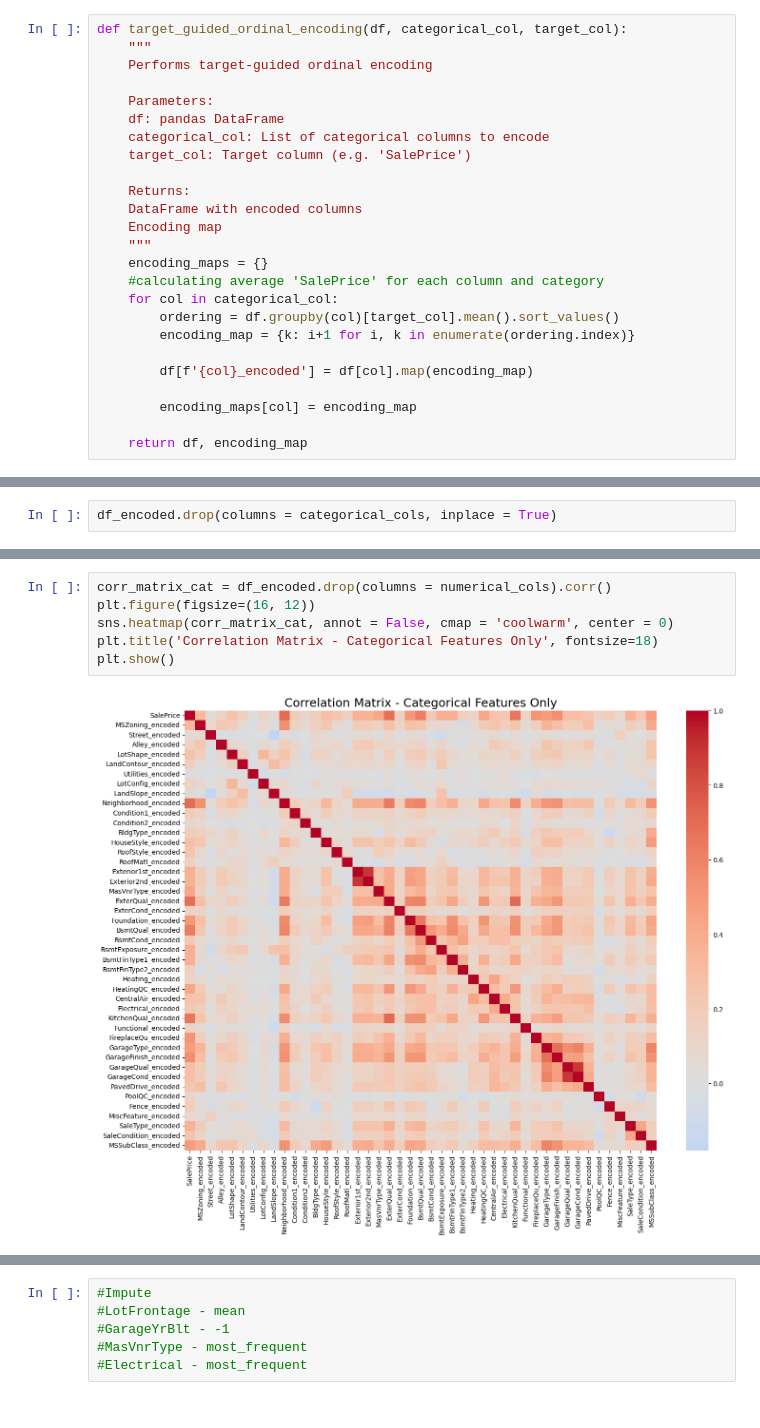
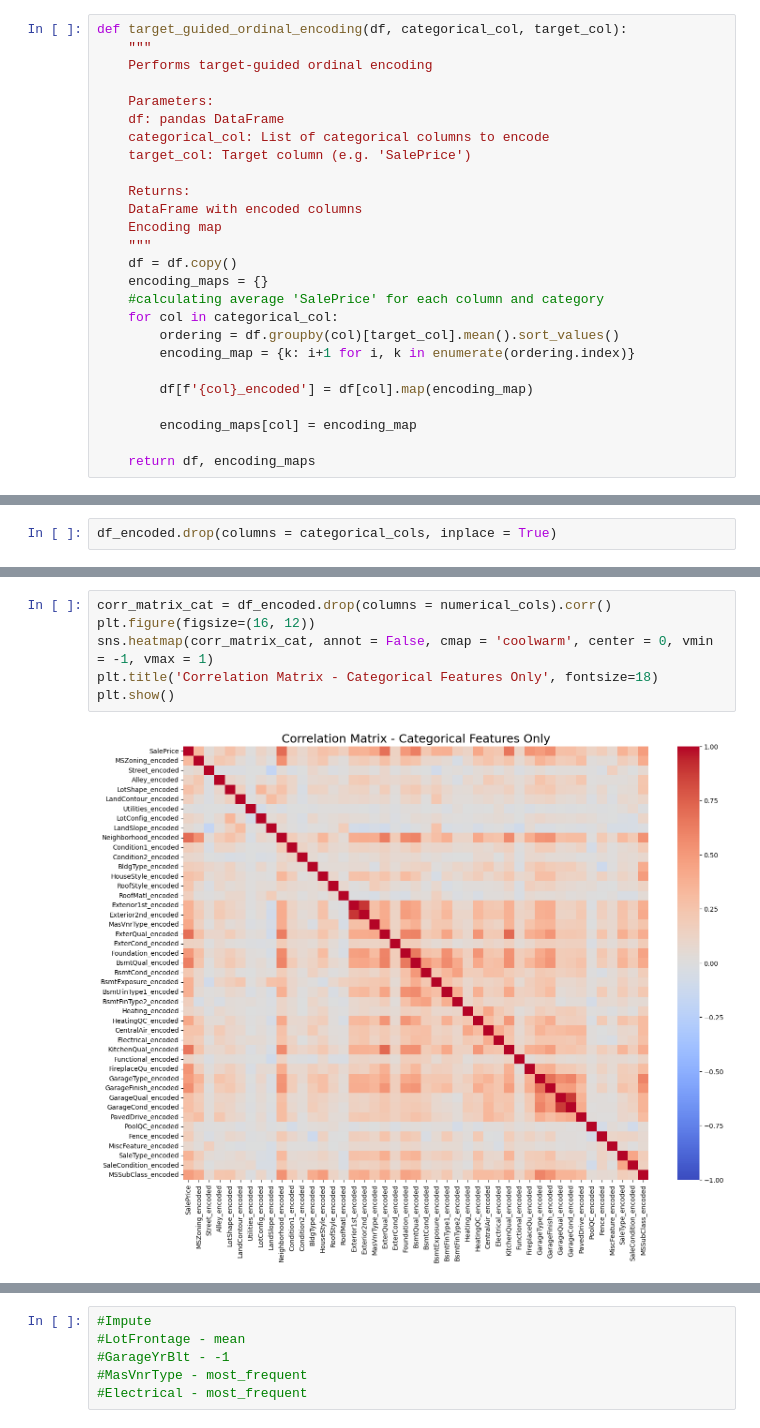
Before and after one commit to k0stro/house-prices-eda-regression, a Jupyter notebook: house-prices-eda-regression.ipynb, the cells around one changed output, grey strips where cells are left out. Saved outputs shown, nothing was run; the diff lists cells and outputs as text.

```diff
--- a/house-prices-eda-regression.ipynb
+++ b/house-prices-eda-regression.ipynb
@@ -561,6 +653,7 @@ def target_guided_ordinal_encoding(df, categorical_col, target_col):
     DataFrame with encoded columns
     Encoding map
     """
+    df = df.copy()
     encoding_maps = {}
     #calculating average 'SalePrice' for each column and category
     for col in categorical_col:
@@ -571,7 +664,7 @@ def target_guided_ordinal_encoding(df, categorical_col, target_col):
 
         encoding_maps[col] = encoding_map
 
-    return df, encoding_map
+    return df, encoding_maps
 # %%
 df_encoded, categorical_encoding_map = target_guided_ordinal_encoding(train_df, categorical_cols, 'SalePrice')
 # %%
@@ -616,8 +712,8 @@ plt.show()
 # %%
 corr_matrix_cat = df_encoded.drop(columns = numerical_cols).corr()
 plt.figure(figsize=(16, 12))
-sns.heatmap(corr_matrix_cat, annot = False, cmap = 'coolwarm', center = 0)
+sns.heatmap(corr_matrix_cat, annot = False, cmap = 'coolwarm', center = 0, vmin = -1, vmax = 1)
 plt.title('Correlation Matrix - Categorical Features Only', fontsize=18)
 plt.show()
 # %% [output]
-[figure, old version]
+[figure, new version]
```
Also changed, not shown: parts of 33 cells of this notebook.
